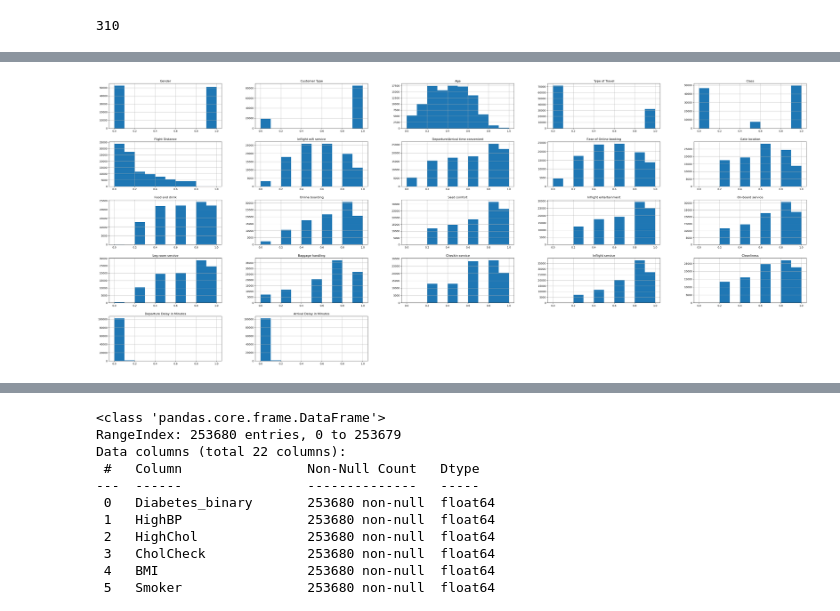
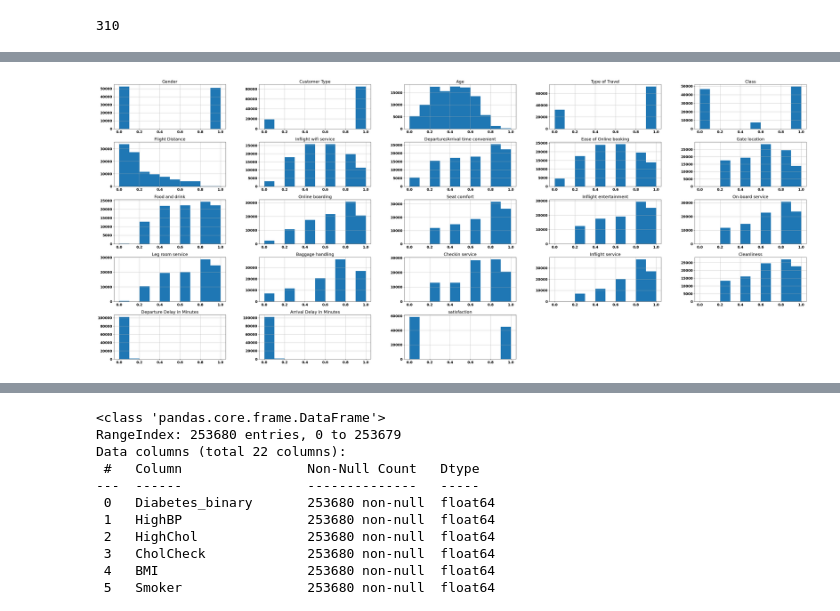
Before and after one commit to rjenez/gatech-cs7641-assignments, a Jupyter notebook: Assignments/SupervisedLearning/Assignment1-DataAnalysis.ipynb, the cells around one changed output, grey strips where cells are left out. Cells and saved outputs as stored; diff of their text form; code cells hidden in the pictures.

```diff
--- a/Assignments/SupervisedLearning/Assignment1-DataAnalysis.ipynb
+++ b/Assignments/SupervisedLearning/Assignment1-DataAnalysis.ipynb
@@ -137,2 +185,18 @@ plt.show()
 # %%
+##
+## Encode airline data
+
 airline_data_encoded = airline_data.copy()
+enc = OrdinalEncoder(categories=[['neutral or dissatisfied','satisfied']])
+airline_data_encoded['satisfaction'] = enc.fit_transform(airline_data_encoded[['satisfaction']])
+
+enc = OrdinalEncoder(categories=[['Eco','Eco Plus','Business']])
+airline_data_encoded['Class'] = enc.fit_transform(airline_data_encoded[['Class']])
+
+enc = OrdinalEncoder(categories=[['disloyal Customer','Loyal Customer']])
+airline_data_encoded['Customer Type'] = enc.fit_transform(airline_data_encoded[['Customer Type']])
+
+label_encoder = LabelEncoder()
+airline_data_encoded['Gender'] = label_encoder.fit_transform(airline_data_encoded['Gender'])
+enc = OrdinalEncoder(categories=[['Personal Travel','Business travel']])
+airline_data_encoded['Type of Travel'] = enc.fit_transform(airline_data_encoded[['Type of Travel']])
@@ -148,4 +202,0 @@ airline_data_encoded['Customer Type'] = enc.fit_transform(airline_data_encoded[[
-# %%
-label_encoder = LabelEncoder()
-airline_data_encoded['Gender'] = label_encoder.fit_transform(airline_data_encoded['Gender'])
-airline_data_encoded['Type of Travel'] = label_encoder.fit_transform(airline_data_encoded['Type of Travel'])
@@ -246,5 +274,3 @@ y = airline_data_encoded['satisfaction']
 # scale the data to be in the same range
 #
 min_max_scaler = preprocessing.MinMaxScaler()
-X_train_minmax = X.copy()
-X_train_minmax[X_train_minmax.columns] = min_max_scaler.fit_transform(X_train_minmax[X_train_minmax.columns])
@@ -270,0 +277,2 @@ X_train_minmax
+# %%
+airline_data_encoded[airline_data_encoded.columns] = min_max_scaler.fit_transform(airline_data_encoded)
@@ -271,6 +295,6 @@ X_train_minmax
 # %%
 fig, ax = plt.subplots(nrows=1, ncols=1, figsize=(50, 20), sharey=False)
-fig = X_train_minmax.hist(ax=ax)
+fig = airline_data_encoded.hist(ax=ax)
 plt.show()
 # %% [output]
-[figure, old version]
+[figure, new version]
```
Also changed, not shown: parts of 66 cells of this notebook.
